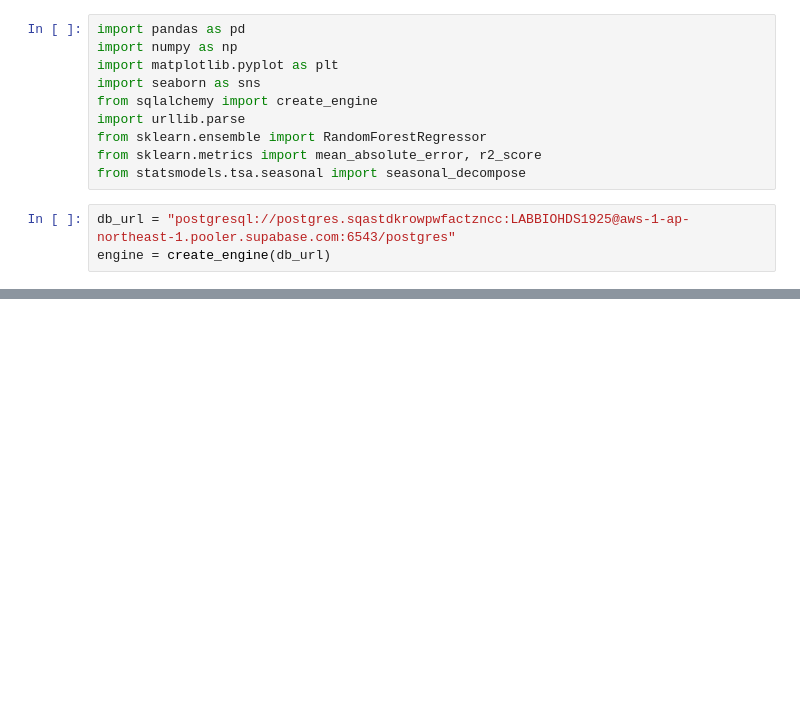
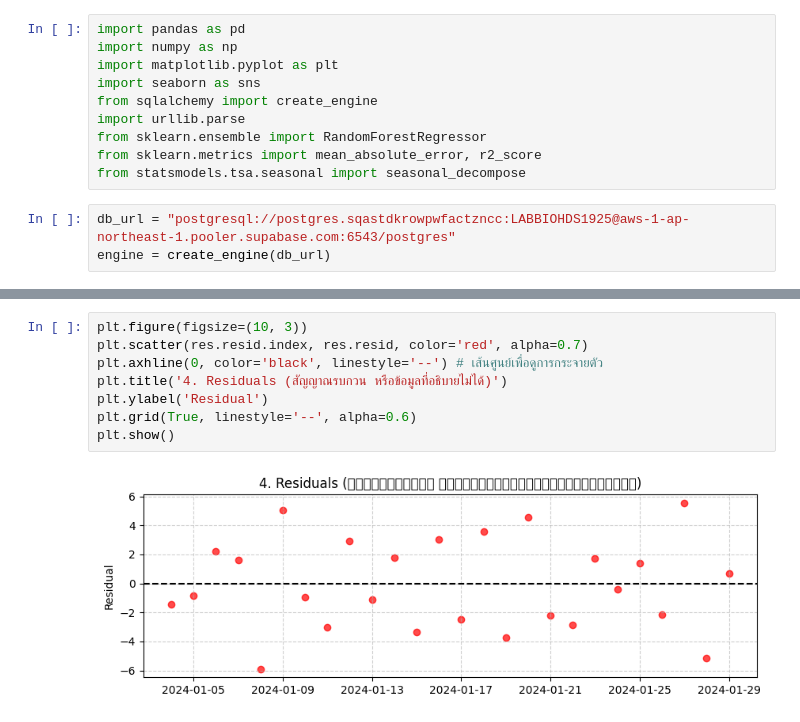
Before and after one commit to jtrwm/microlab-senior, a Jupyter notebook: AI/AI_main.ipynb, the cells around one changed output, grey strips where cells are left out. Cells and saved outputs as stored; diff of their text form; blank space fills up the shorter version.

```diff
--- a/AI/AI_main.ipynb
+++ b/AI/AI_main.ipynb
@@ -184,0 +155,10 @@ Starting AI Resource Analysis System...
+# %%
+plt.figure(figsize=(10, 3))
+plt.scatter(res.resid.index, res.resid, color='red', alpha=0.7)
+plt.axhline(0, color='black', linestyle='--') # เส้นศูนย์เพื่อดูการกระจายตัว
+plt.title('4. Residuals (สัญญาณรบกวน หรือข้อมูลที่อธิบายไม่ได้)')
+plt.ylabel('Residual')
+plt.grid(True, linestyle='--', alpha=0.6)
+plt.show()
+# %% [output]
+[figure, added]
```
Also changed, not shown: parts of 9 cells of this notebook, 3 other files.
